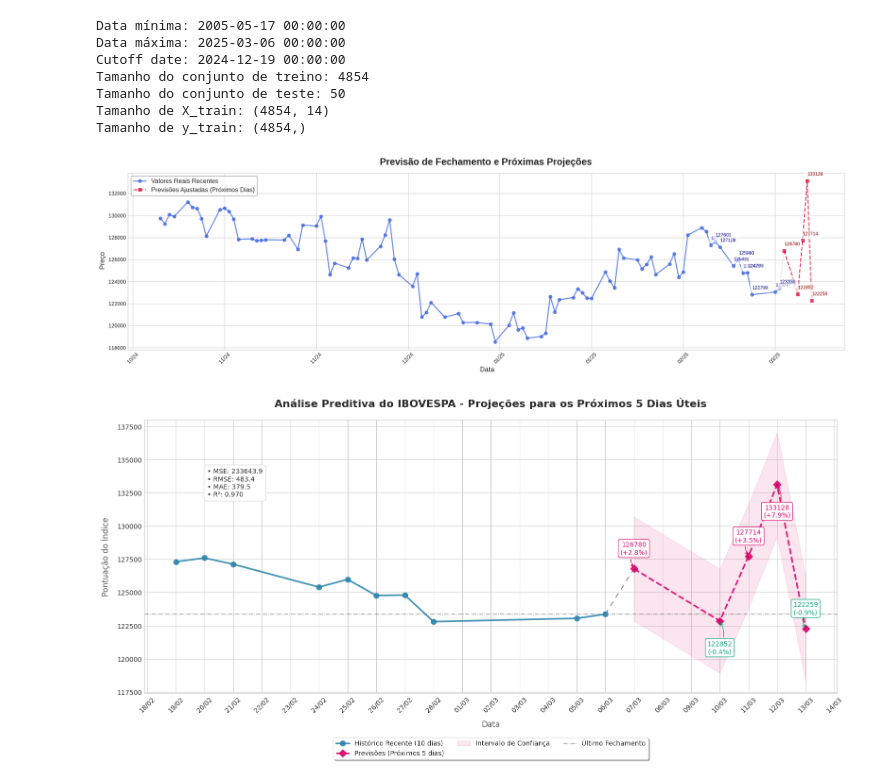
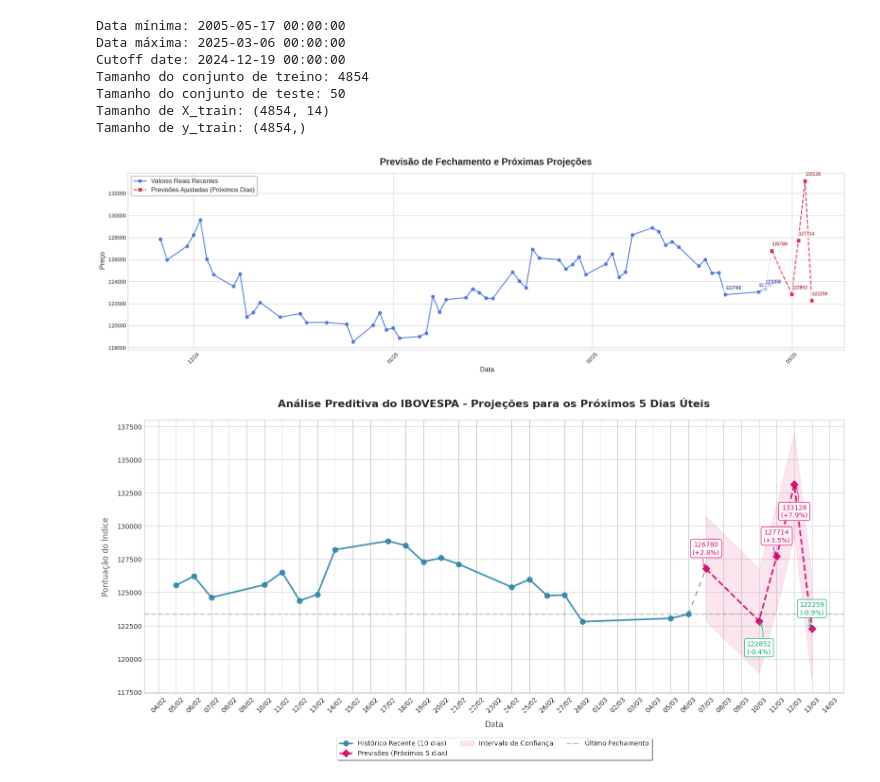
Before and after one commit to laribar/TechChallenge2, a Jupyter notebook: TechChallenge_2_R20.97.ipynb, the cells around one changed output. Cells and saved outputs as stored; diff of their text form; code cells hidden in the pictures.

```diff
--- a/TechChallenge_2_R20.97.ipynb
+++ b/TechChallenge_2_R20.97.ipynb
@@ -324,7 +324,7 @@ last_close = df[('Close', '^BVSP')].iloc[-1]
 future_predictions_adjusted = [float(pred) for pred in future_predictions_adjusted]
 
 # 🔹 Linha azul dos valores reais
-ax1.plot(df.index[-90:], df[('Close', '^BVSP')][-90:],  # <--- Corrigido aqui!
+ax1.plot(df.index[-60:], df[('Close', '^BVSP')][-60:],  # <--- Corrigido aqui!
          label='Valores Reais Recentes',
          color='royalblue', marker='o', linewidth=2, alpha=0.8)
 
@@ -339,36 +339,36 @@ ax1.plot(future_features.index, future_predictions_adjusted,
          color='crimson', linestyle='--', marker='s', linewidth=2, alpha=0.8)
 
 # 🔹 Anotação dos valores (ajustado para MultiIndex)
-for date, value in zip(df.index[-10:], df[('Close', '^BVSP')][-10:]):
+for date, value in zip(df.index[-3:], df[('Close', '^BVSP')][-3:]):
     ax1.annotate(f'{value:.0f}', xy=(date, value), xytext=(0, 10),
                  textcoords='offset points', fontsize=9, color='navy',
                  bbox=dict(facecolor='white', alpha=0.6, edgecolor='none'))
 
 for date, prediction in zip(future_features.index, future_predictions_adjusted):
     ax1.annotate(f'{prediction:.0f}', xy=(date, prediction), xytext=(0, 10),
                  textcoords='offset points', fontsize=9, color='darkred',
                  bbox=dict(facecolor='white', alpha=0.6, edgecolor='none'))
 
 # 🔹 Melhorando o formato do eixo X
 ax1.xaxis.set_major_formatter(mdates.DateFormatter('%m/%y'))
-ax1.xaxis.set_major_locator(mdates.DayLocator(interval=20))
+ax1.xaxis.set_major_locator(mdates.DayLocator(interval=30))
 ax1.tick_params(axis='x', rotation=45)
 
 # 🔹 Melhorando a legenda
 ax1.legend(fontsize=12, loc='best', frameon=True, edgecolor='gray')
 
 # 🔹 Melhorando título e rótulos
 ax1.set_title('Previsão de Fechamento e Próximas Projeções', fontsize=18, fontweight='bold', pad=15)
 ax1.set_xlabel(' Data', fontsize=13)
 ax1.set_ylabel(' Preço', fontsize=13)
 
 # 🔹 Ajustando o layout para evitar cortes
 plt.tight_layout()
 
 # 🔹 Exibindo o gráfico
 plt.show()
 # %% [output]
-[figure, old version]
+[figure, new version]
 # %%
 # 🔹 Configurações Iniciais
 plt.style.use('seaborn-v0_8-whitegrid')
@@ -380,8 +380,8 @@ fig, ax1 = plt.subplots(figsize=(16, 8), dpi=100)
 
 # 🔹 Plot dos Valores Reais (Estilo Aprimorado)
 real_line = ax1.plot(
-    df.index[-10:],
-    df[('Close', '^BVSP')][-10:],
+    df.index[-20:],
+    df[('Close', '^BVSP')][-20:],
     label='Histórico Recente (10 dias)',
     color=colors[0],
     marker='o',
@@ -499,24 +499,7 @@ legend = ax1.legend(
     shadow=True
 )
 
-# 🔹 Adicionar Box de Métricas
-metrics_text = (
-    f'• MSE: {mse:.1f}\n'
-    f'• RMSE: {rmse:.1f}\n'
-    f'• MAE: {mae:.1f}\n'
-    f'• R²: {r2:.3f}'
-)
 
-plt.gcf().text(
-    0.15, 0.72,
-    metrics_text,
-    fontsize=10,
-    bbox=dict(
-        facecolor='white',
-        edgecolor='#DDDDDD',
-        boxstyle='round,pad=0.5'
-    )
-)
 
 # 🔹 Ajustes Finais
 plt.tight_layout()
@@ -527,4 +510,4 @@ plt.savefig('previsao_ibovespa_pro.png', dpi=300, bbox_inches='tight')
 
 plt.show()
 # %% [output]
-[figure, old version]
+[figure, new version]
```
Also changed, not shown: parts of 9 cells of this notebook.
